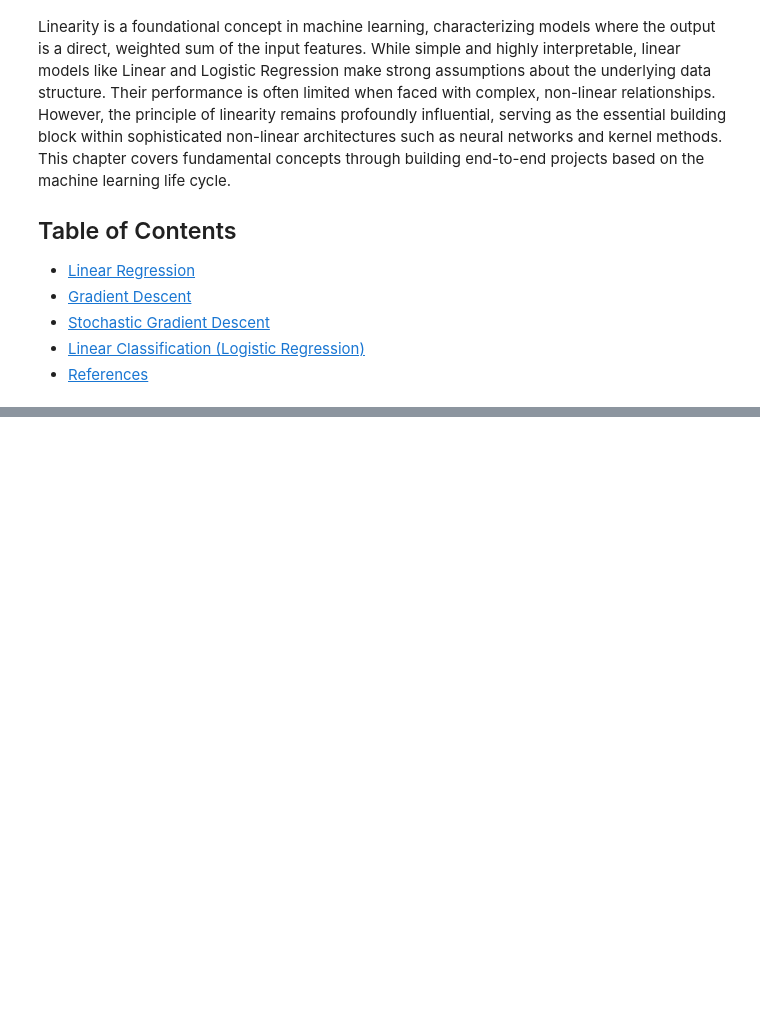
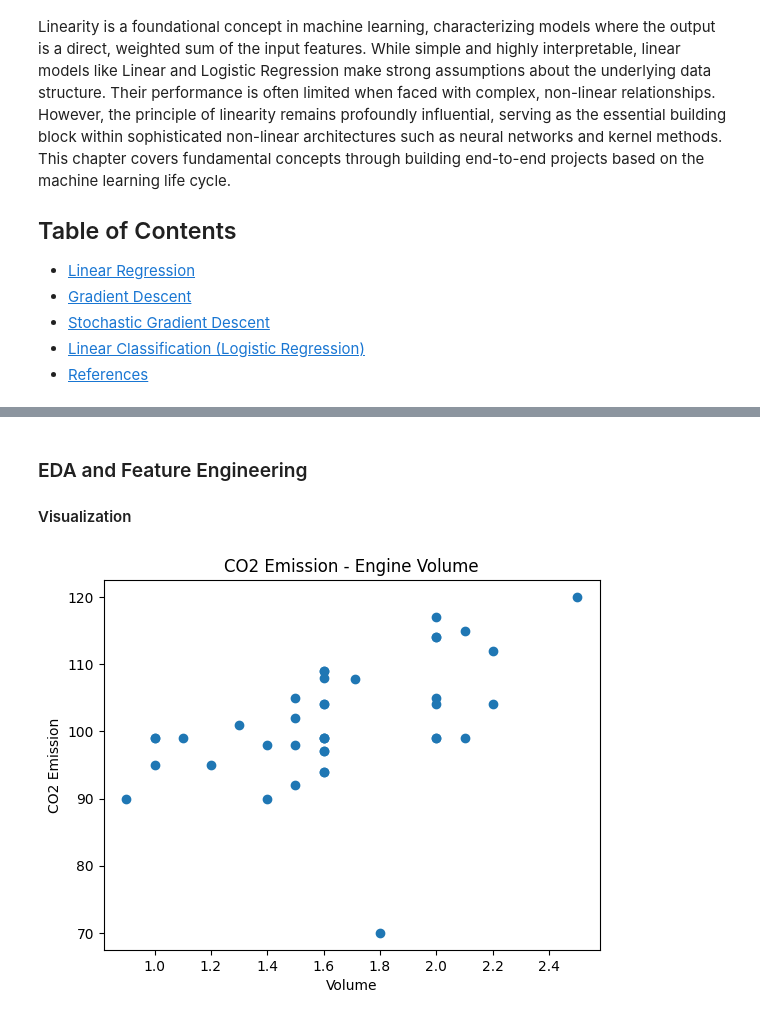
Before and after one commit to AmirhosseinMuhammadi/machine-learning-course, a Jupyter notebook: notebooks/chapter_03_linearity.ipynb, the cells around one changed output, grey strips where cells are left out. Cells and saved outputs as stored; diff of their text form; code cells hidden in the pictures; blank space fills up the shorter version.

```diff
--- a/notebooks/chapter_03_linearity.ipynb
+++ b/notebooks/chapter_03_linearity.ipynb
@@ -86,0 +92,5 @@ The objective is to generally analyze the provided dataset `co2_emmision.csv` an
+# %%
+import pandas as pd
+
+df = pd.read_csv("../data/raw/co2_emission.csv")
+df.head()
@@ -86,0 +154,13 @@ The objective is to generally analyze the provided dataset `co2_emmision.csv` an
+# %%
+# 1st Choice: Remove rows that contain empty cells
+modified_df = df.dropna()
+
+# Drop rows where 'Car' OR 'Model' have NaN
+df = df.dropna(subset=['Car', 'Model'])
+
+# 2nd Choice: Replace the empty values with new ones
+# Replacing with Mean or median is valid.
+numeric_columns = {"Volume": df["Volume"].mean(),
+                   "Weight": df["Weight"].mean(),
+                  "CO2": df["CO2"].mean()}
+df.fillna(numeric_columns, inplace = True)
@@ -86,0 +189,2 @@ The objective is to generally analyze the provided dataset `co2_emmision.csv` an
+# %%
+df = df.drop_duplicates(subset = ["Volume", "Weight"])
@@ -86,0 +202,28 @@ The objective is to generally analyze the provided dataset `co2_emmision.csv` an
+# %%
+columns = ["Volume", "Weight", "CO2"]
+for column in columns:
+    # Calculate mean and standard deviation
+    mean = df[column].mean()
+    std = df[column].std()
+
+    # Calculate Z-scores for each column
+    z_scores = abs((df[column] - mean) / std)
+
+    # Filter outliers
+    df = df[z_scores < 3]
+
+df = df.reset_index(drop=True)
+# %% [markdown]
+### EDA and Feature Engineering
+
+#### Visualization
+# %%
+import matplotlib.pyplot as plt
+
+plt.scatter(df["Volume"], df["CO2"])
+plt.xlabel("Volume")
+plt.ylabel("CO2 Emission")
+plt.title("CO2 Emission - Engine Volume")
+plt.show()
+# %% [output]
+[figure, added]
```
Also changed, not shown: parts of 21 cells of this notebook, 2 other files.
